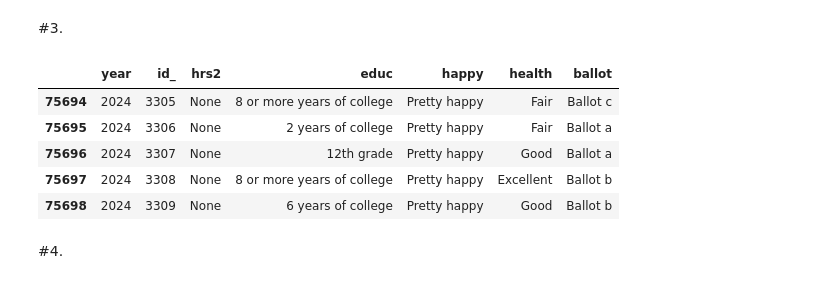
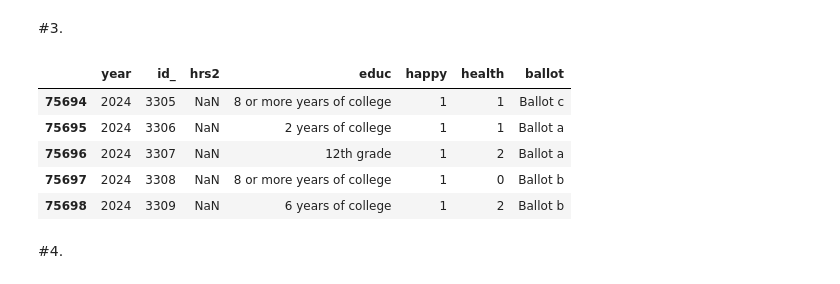
Before and after one commit to mchen899923/lab_eda, a Jupyter notebook: lab_notebook.ipynb, the cells around one changed output. Saved outputs shown, nothing was run; the diff lists cells and outputs as text; code cells hidden in the pictures.

```diff
--- a/lab_notebook.ipynb
+++ b/lab_notebook.ipynb
@@ -62,17 +62,36 @@ By using this dataset, our primary goal is to explore the relationships between
 # %%
 gss_df_clean = gss_df.replace({r'^\..*': None}, regex=True) #Replace codes like ".i: Inapplicable" with NaN
 
 gss_df_clean = gss_df_clean.applymap(lambda x: x.strip() if isinstance(x, str) else x) #Strip whitespace from string variables
 gss_df_clean.columns = gss_df_clean.columns.str.lower().str.strip().str.replace(" ", "_") #Optional: standardize column names (lowercase, no spaces)
 
-gss_df_clean.head()
-gss_df_clean.tail()
+for col in ["happy", "health"]: #Convert only "happy" and "health" to numeric
+    gss_df_clean[col] = gss_df_clean[col].astype("category").cat.codes
+
+gss_df_clean["hrs2"] = pd.to_numeric(gss_df_clean["hrs2"], errors="coerce") #Convert 'hrs2' to numeric, coercing errors
+
+
+#"happy"
+#-1 = missing/refused/don’t know (GSS codes after cleaning)
+#0 = “Not too happy”
+#1 = “Pretty happy”
+#2 = “Very happy”
+
+#"health"
+#-1 → all rows where health was missing/inapplicable (GSS codes after cleaning)
+#0 → originally "Excellent"
+#1 → originally "Fair"
+#2 → originally "Good"
+#3 → originally "Poor"
+
+gss_df_clean.head() #Generate first few rows
+gss_df_clean.tail() #Generate last few rows
 # %% [output]
 |  | year | id_ | hrs2 | educ | happy | health | ballot |
-| 75694 | 2024 | 3305 | None | 8 or more years of college | Pretty happy | Fair | Ballot c |
-| 75695 | 2024 | 3306 | None | 2 years of college | Pretty happy | Fair | Ballot a |
-| 75696 | 2024 | 3307 | None | 12th grade | Pretty happy | Good | Ballot a |
-| 75697 | 2024 | 3308 | None | 8 or more years of college | Pretty happy | Excellent | Ballot b |
-| 75698 | 2024 | 3309 | None | 6 years of college | Pretty happy | Good | Ballot b |
+| 75694 | 2024 | 3305 | NaN | 8 or more years of college | 1 | 1 | Ballot c |
+| 75695 | 2024 | 3306 | NaN | 2 years of college | 1 | 1 | Ballot a |
+| 75696 | 2024 | 3307 | NaN | 12th grade | 1 | 2 | Ballot a |
+| 75697 | 2024 | 3308 | NaN | 8 or more years of college | 1 | 0 | Ballot b |
+| 75698 | 2024 | 3309 | NaN | 6 years of college | 1 | 2 | Ballot b |
 # %% [markdown]
 #4.
```
Also changed, not shown: parts of 11 cells of this notebook.
